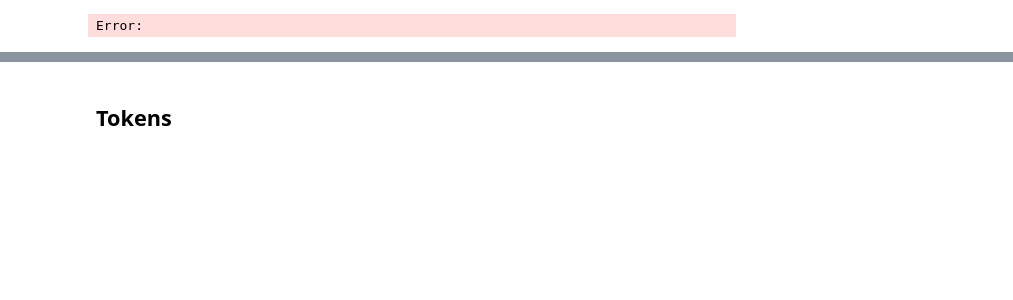
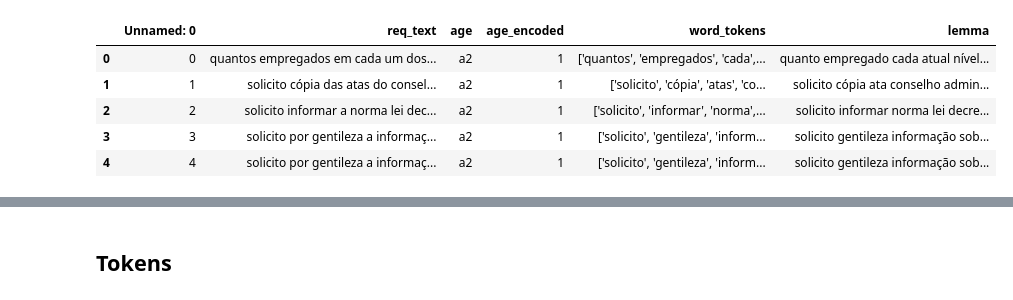
Before and after one commit to felmateos/age-group-classifier, a Jupyter notebook: analysis/NEexploratory_analysis.ipynb, the cells around one changed output, grey strips where cells are left out. Cells and saved outputs as stored; diff of their text form; code cells hidden in the pictures; blank space fills up the shorter version.

```diff
--- a/analysis/NEexploratory_analysis.ipynb
+++ b/analysis/NEexploratory_analysis.ipynb
@@ -21,7 +15,13 @@ Error:
 # %%
-df = pd.read_csv('../data/enc_tok_nopunct_lemm.csv')
+df = pd.read_csv('../data/enc_tok_nostopword_nopunct_lemm.csv')
+df.head()
 # %% [output]
-Error:
+|  | Unnamed: 0 | req_text | age | age_encoded | word_tokens | lemma |
+| 0 | 0 | quantos empregados em cada um dos... | a2 | 1 | ['quantos', 'empregados', 'cada',... | quanto empregado cada atual nível... |
+| 1 | 1 | solicito cópia das atas do consel... | a2 | 1 | ['solicito', 'cópia', 'atas', 'co... | solicito cópia ata conselho admin... |
+| 2 | 2 | solicito informar a norma lei dec... | a2 | 1 | ['solicito', 'informar', 'norma',... | solicito informar norma lei decre... |
+| 3 | 3 | solicito por gentileza a informaç... | a2 | 1 | ['solicito', 'gentileza', 'inform... | solicito gentileza informação sob... |
+| 4 | 4 | solicito por gentileza a informaç... | a2 | 1 | ['solicito', 'gentileza', 'inform... | solicito gentileza informação sob... |
 # %%
 df.describe()
 # %% [output]
```
Also changed, not shown: parts of 10 cells of this notebook, 1 other file.
